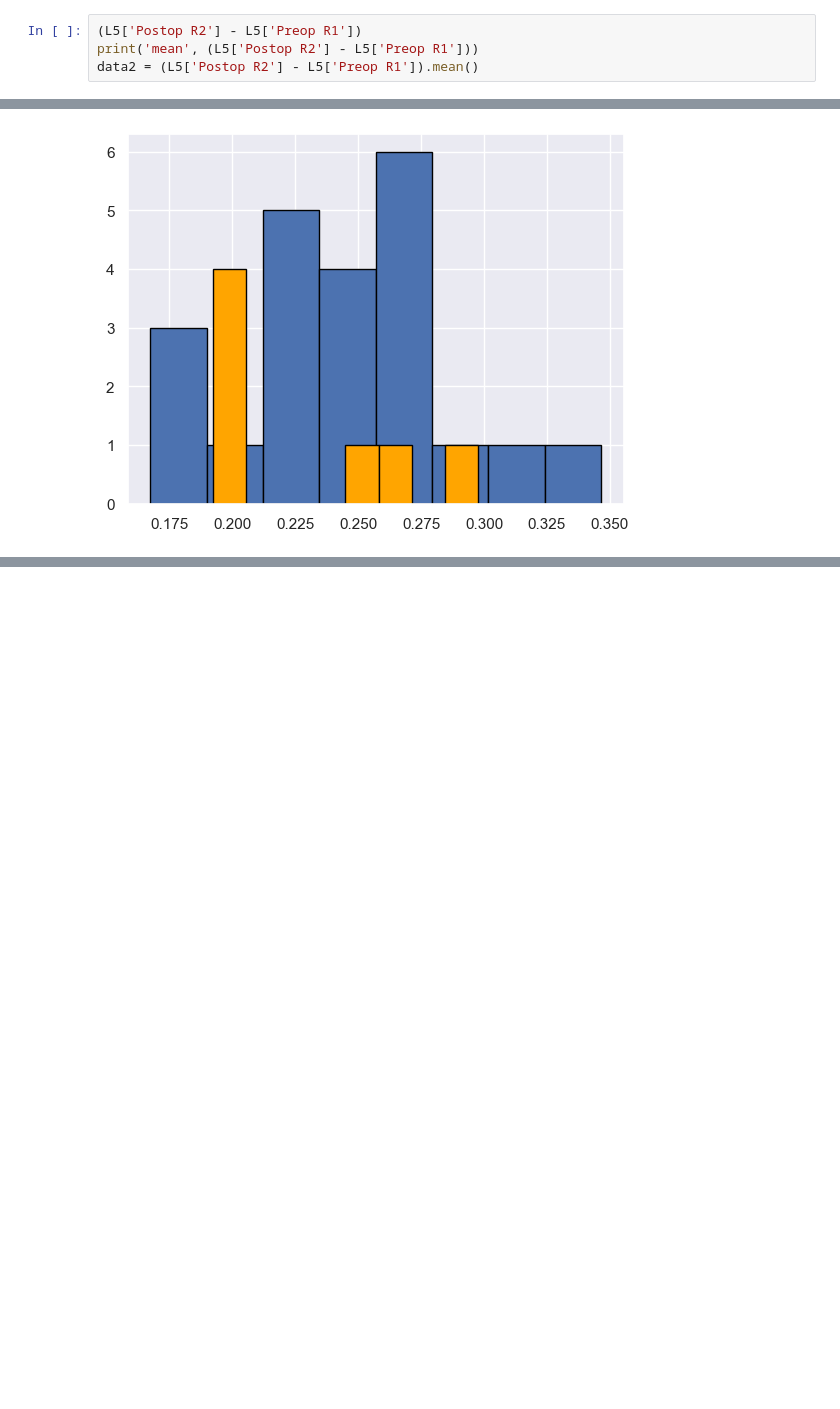
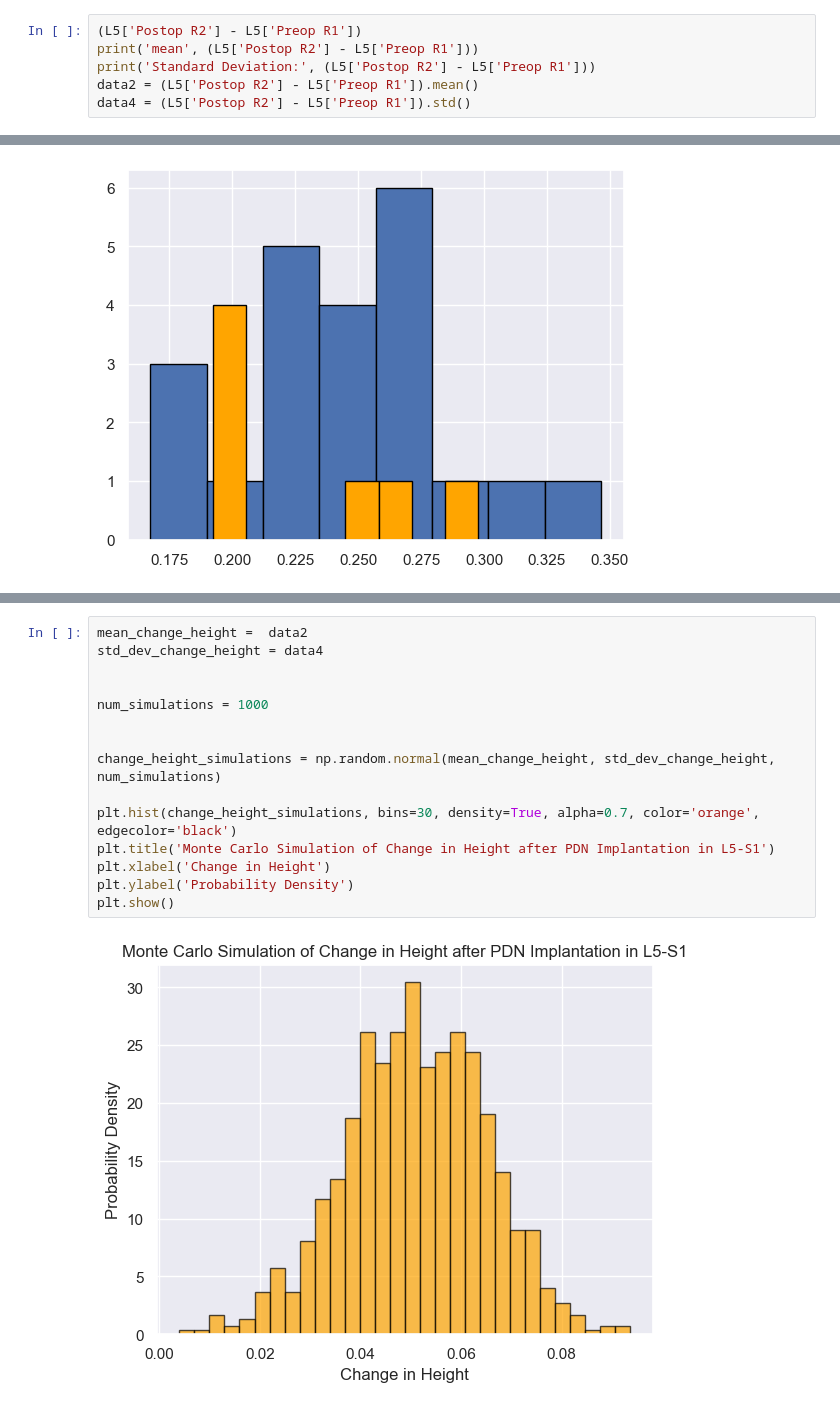
Before and after one commit to JMurd0/PDN-study-, a Jupyter notebook: height change.ipynb, the cells around one changed output, grey strips where cells are left out. Drawn from its saved outputs; the diff is of its cells as text; blank space fills up the shorter version.

```diff
--- a/height change.ipynb
+++ b/height change.ipynb
@@ -74,7 +77,9 @@ Name: Postop R2, dtype: float64
 # %%
 (L5['Postop R2'] - L5['Preop R1'])
 print('mean', (L5['Postop R2'] - L5['Preop R1']))
+print('Standard Deviation:', (L5['Postop R2'] - L5['Preop R1']))
 data2 = (L5['Postop R2'] - L5['Preop R1']).mean()
+data4 = (L5['Postop R2'] - L5['Preop R1']).std()
 # %% [output]
 mean 0    0.055
 1    0.035
@@ -165,0 +207,17 @@ Correlation between pre/post op for both L4-L5 and L5-S1
+# %%
+mean_change_height =  data2
+std_dev_change_height = data4
+
+
+num_simulations = 1000
+
+
+change_height_simulations = np.random.normal(mean_change_height, std_dev_change_height, num_simulations)
+
+plt.hist(change_height_simulations, bins=30, density=True, alpha=0.7, color='orange', edgecolor='black')
+plt.title('Monte Carlo Simulation of Change in Height after PDN Implantation in L5-S1')
+plt.xlabel('Change in Height')
+plt.ylabel('Probability Density')
+plt.show()
+# %% [output]
+[figure, added]
```
Also changed, not shown: parts of 6 cells of this notebook.
